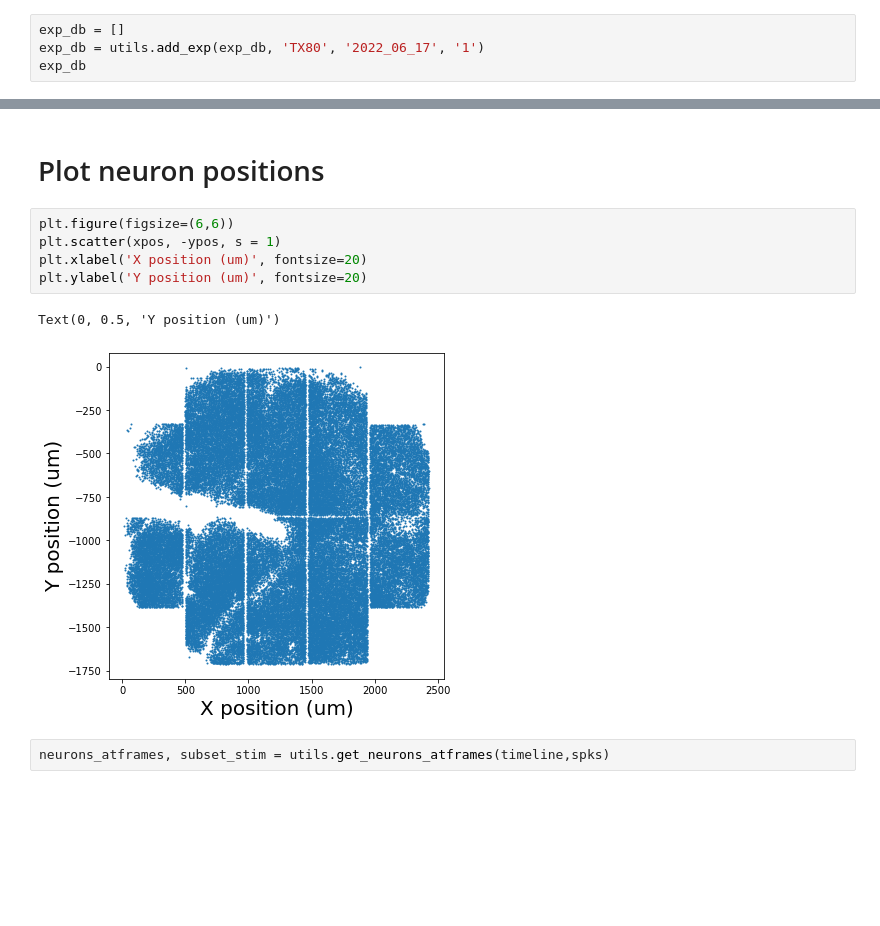
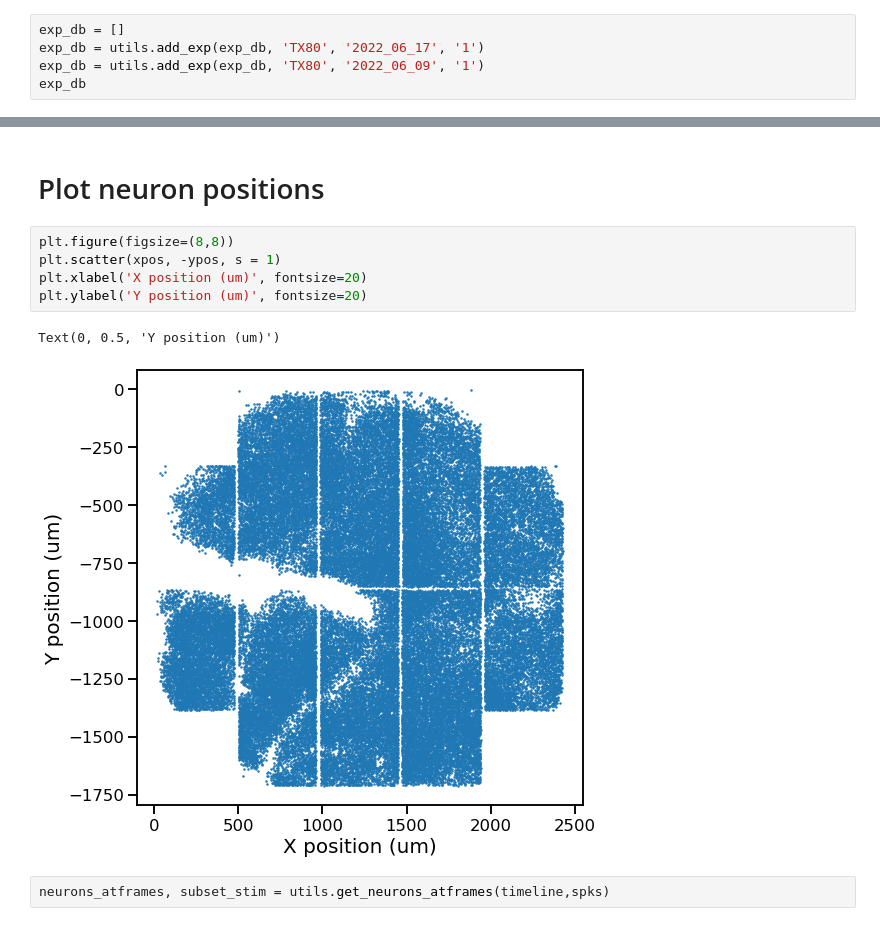
Before and after one commit to NunezKant/Dprime, a Jupyter notebook: PassiveStim/scripts/Dprime_decoder.ipynb, the cells around one changed output, grey strips where cells are left out. Cells and saved outputs as stored; diff of their text form; blank space fills up the shorter version.

```diff
--- a/PassiveStim/scripts/Dprime_decoder.ipynb
+++ b/PassiveStim/scripts/Dprime_decoder.ipynb
@@ -23,5 +24,6 @@ The autoreload extension is already loaded. To reload it, use:
 # %%
 exp_db = []
 exp_db = utils.add_exp(exp_db, 'TX80', '2022_06_17', '1')
+exp_db = utils.add_exp(exp_db, 'TX80', '2022_06_09', '1')
 exp_db
 # %% [output]
@@ -52,13 +55,13 @@ total neurons 59181
 # %% [markdown]
 # Plot neuron positions
 # %%
-plt.figure(figsize=(6,6))
+plt.figure(figsize=(8,8))
 plt.scatter(xpos, -ypos, s = 1)
 plt.xlabel('X position (um)', fontsize=20)
 plt.ylabel('Y position (um)', fontsize=20)
 # %% [output]
 Text(0, 0.5, 'Y position (um)')
-[figure, old version]
+[figure, new version]
 # %%
 neurons_atframes, subset_stim = utils.get_neurons_atframes(timeline,spks)
 # %%
```
Also changed, not shown: parts of 31 cells of this notebook, 1 other file.
